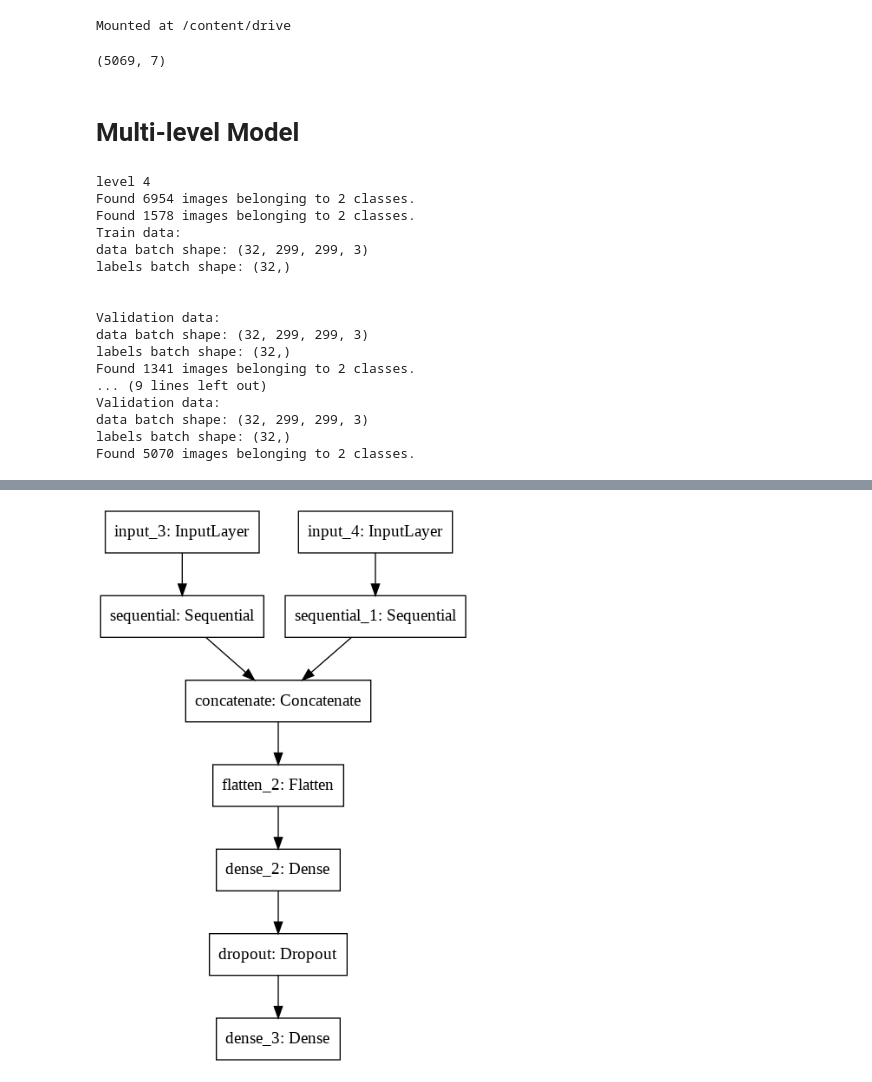
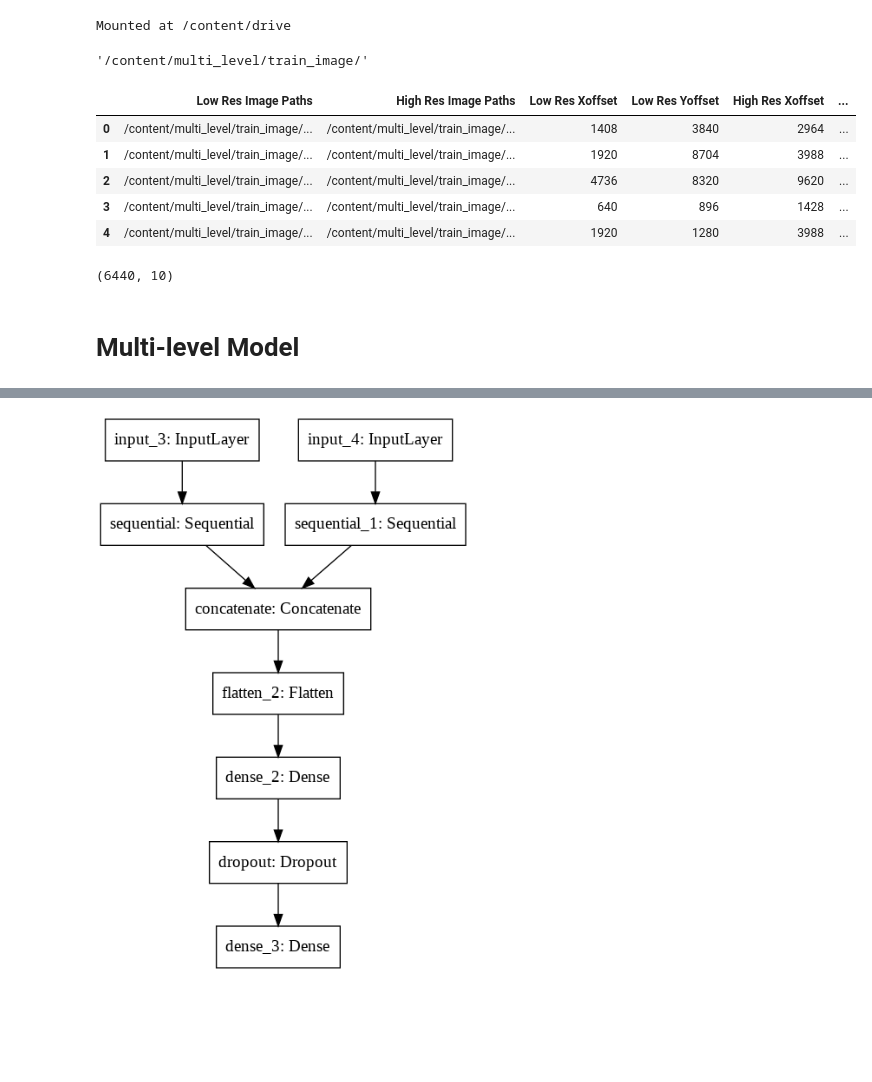
Before and after one commit to lingruiluo/TumorDetection, a Jupyter notebook: Multi_level_modeling.ipynb, the cells around one changed output, grey strips where cells are left out. Drawn from its saved outputs; the diff is of its cells as text; code cells hidden in the pictures; blank space fills up the shorter version.

```diff
--- a/Multi_level_modeling.ipynb
+++ b/Multi_level_modeling.ipynb
@@ -108,5 +75,4 @@ train_image_dir3, train_mask_dir3, val_image_dir3, val_mask_dir3, test_image_dir
-# %%
-a = pd.read_csv('/content/drive/MyDrive/Applied Deep Learning/project/level3/level3_test_data.txt')
-a.shape
-# %% [output]
-(5069, 7)
+# %%
+train_image_dir
+# %% [output]
+'/content/multi_level/train_image/'
@@ -112,0 +87,28 @@ a.shape
+# %%
+train_df = pd.read_csv('/content/multi_level_train_data.txt', header = None)
+val_df = pd.read_csv('/content/multi_level_val_data.txt', header = None)
+test_df = pd.read_csv('/content/multi_level_test_data.txt', header = None)
+cols = ['Low Res Image Paths', 'High Res Image Paths', 'Low Res Xoffset', 'Low Res Yoffset', 'High Res Xoffset',
+                                                     'High Res Yoffset', 'Labels', 'slide code', 'Low Res Level', 'High Res Level']
+train_df.columns, val_df.columns, test_df.columns = cols, cols, cols
+
+train_df = train_df.sample(frac=1).reset_index(drop=True)
+val_df = val_df.sample(frac=1).reset_index(drop=True)
+test_df = test_df.sample(frac=1).reset_index(drop=True)
+
+train_df['Labels'] = train_df['Labels'].astype(str)
+val_df['Labels'] = val_df['Labels'].astype(str)
+test_df['Labels'] = test_df['Labels'].astype(str)
+# %%
+train_df.head()
+# %% [output]
+|  | Low Res Image Paths | High Res Image Paths | Low Res Xoffset | Low Res Yoffset | High Res Xoffset | ... |
+| 0 | /content/multi_level/train_image/... | /content/multi_level/train_image/... | 1408 | 3840 | 2964 | ... |
+| 1 | /content/multi_level/train_image/... | /content/multi_level/train_image/... | 1920 | 8704 | 3988 | ... |
+| 2 | /content/multi_level/train_image/... | /content/multi_level/train_image/... | 4736 | 8320 | 9620 | ... |
+| 3 | /content/multi_level/train_image/... | /content/multi_level/train_image/... | 640 | 896 | 1428 | ... |
+| 4 | /content/multi_level/train_image/... | /content/multi_level/train_image/... | 1920 | 1280 | 3988 | ... |
+# %%
+train_df.shape
+# %% [output]
+(6440, 10)
@@ -210,30 +207,2 @@ def data_generator_aug(train_image_dir, val_image_dir, test_image_dir):
 # %% [markdown]
 # Multi-level Model
-# %%
-print('level 4')
-level4_train_generator, level4_validation_generator, level4_test_generator = data_generator_aug(train_image_dir4,
-                                                                                                val_image_dir4,
-                                                                                                test_image_dir4)
-print()
-print('level 3')
-level3_train_generator, level3_validation_generator, level3_test_generator = data_generator_aug(train_image_dir3,
-                                                                                                val_image_dir3,
-                                                                                                test_image_dir3)
-# %% [output]
-level 4
-Found 6954 images belonging to 2 classes.
-Found 1578 images belonging to 2 classes.
-Train data:
-data batch shape: (32, 299, 299, 3)
-labels batch shape: (32,)
-
-
-Validation data:
-data batch shape: (32, 299, 299, 3)
-labels batch shape: (32,)
-Found 1341 images belonging to 2 classes.
-... (9 lines left out)
-Validation data:
-data batch shape: (32, 299, 299, 3)
-labels batch shape: (32,)
-Found 5070 images belonging to 2 classes.
```
Also changed, not shown: parts of 11 cells of this notebook.
